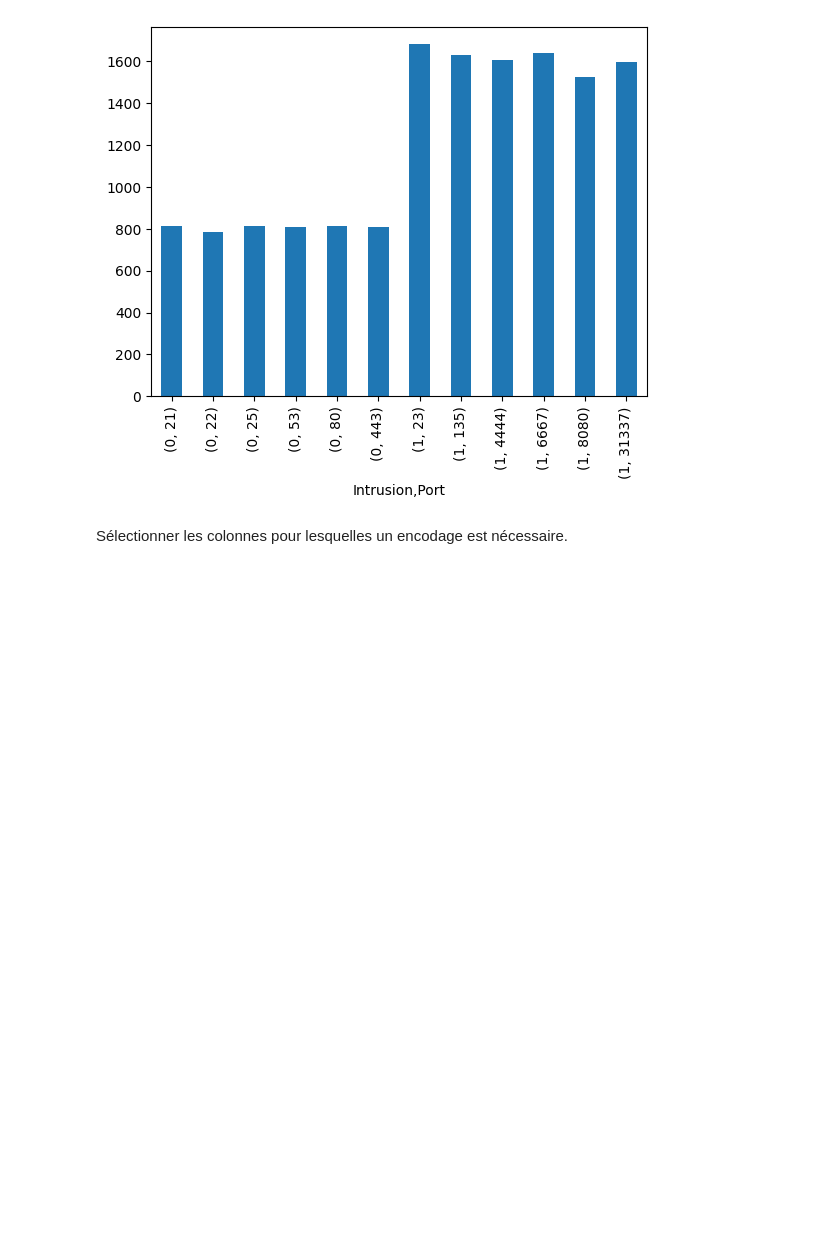
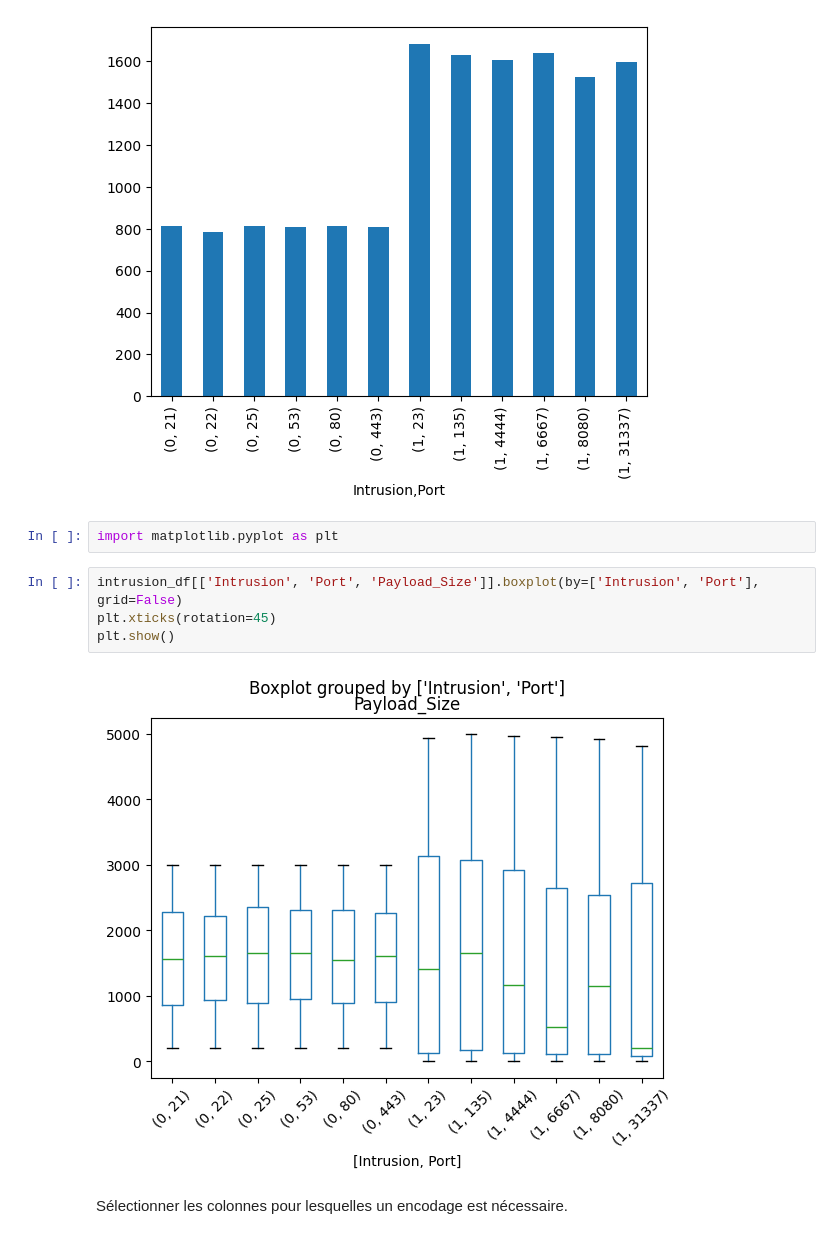
Before and after one commit to argonaultes-education/trde703-etl-auxerre-i1-2026, a Jupyter notebook: intrusion.ipynb, the cells around one changed output. Drawn from its saved outputs; the diff is of its cells as text; blank space fills up the shorter version.

Commit message:
plot box 3 variables

```diff
--- a/intrusion.ipynb
+++ b/intrusion.ipynb
@@ -148,6 +148,14 @@ intrusion_df[['Intrusion', 'Port', 'Payload_Size']].groupby(['Intrusion', 'Port'
 # %% [output]
 <Axes: xlabel='Intrusion,Port'>
 [figure]
+# %%
+import matplotlib.pyplot as plt
+# %%
+intrusion_df[['Intrusion', 'Port', 'Payload_Size']].boxplot(by=['Intrusion', 'Port'], grid=False)
+plt.xticks(rotation=45)
+plt.show()
+# %% [output]
+[figure, added]
 # %% [markdown]
 Sélectionner les colonnes pour lesquelles un encodage est nécessaire.
 # %% [markdown]
```
